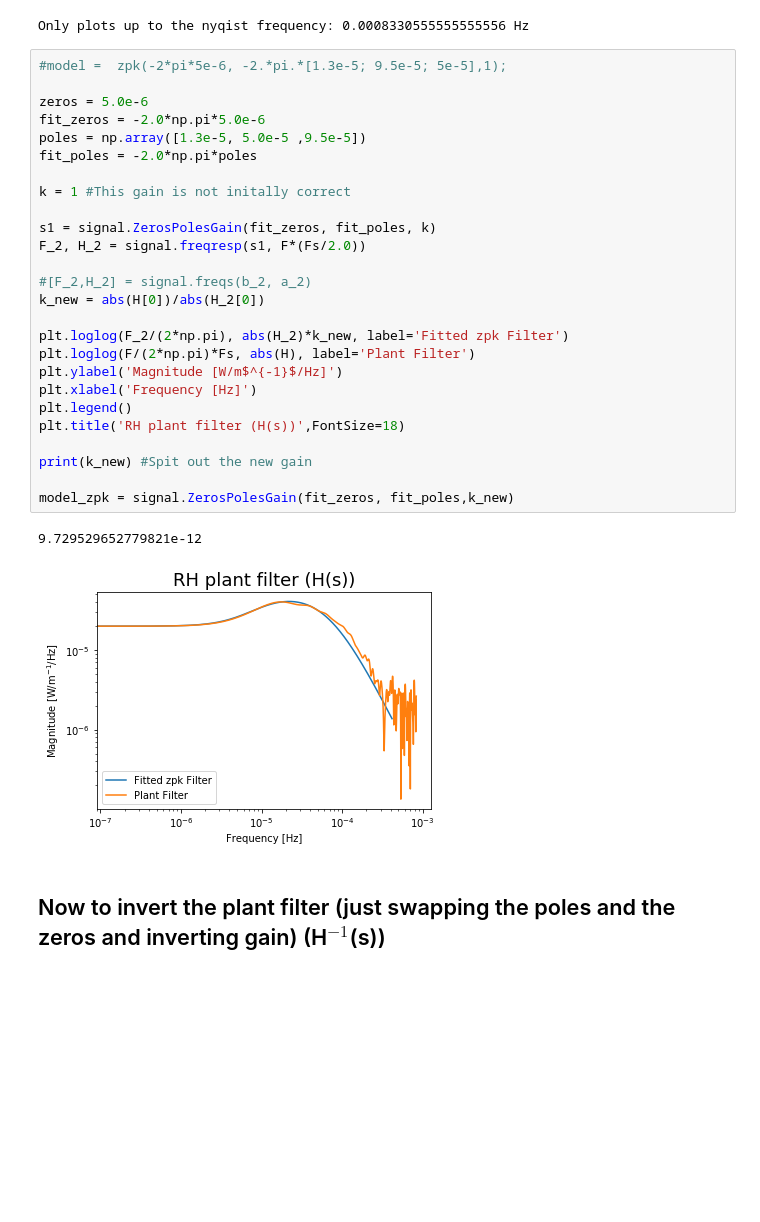
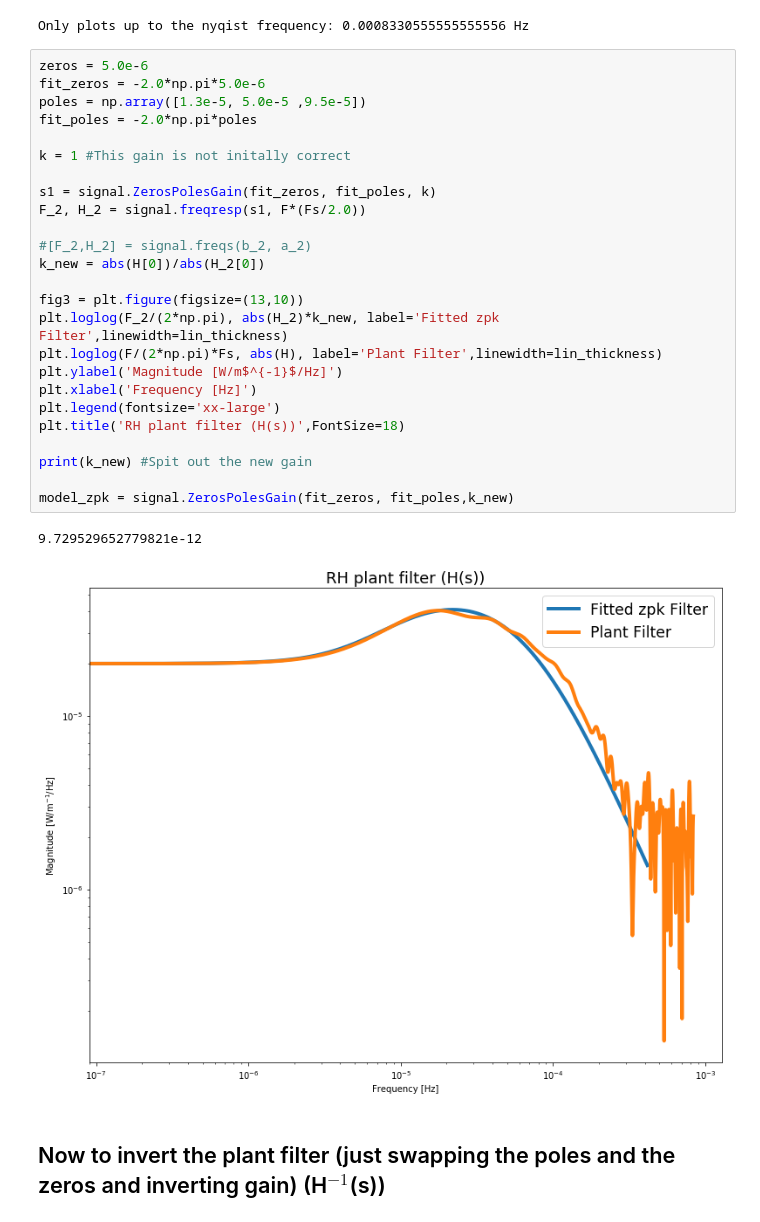
Before and after one commit to dancvan/IRHF, a Jupyter notebook: code/IRHF_w_self_heating.ipynb, the cells around one changed output. Cells and saved outputs as stored; diff of their text form; blank space fills up the shorter version.

```diff
--- a/code/IRHF_w_self_heating.ipynb
+++ b/code/IRHF_w_self_heating.ipynb
@@ -51,34 +58,33 @@ print('Only plots up to the nyqist frequency: {} Hz'.format(F[-1]*Fs/(2*np.pi)))
 # %% [output]
 Only plots up to the nyqist frequency: 0.0008330555555555556 Hz
 # %%
-#model =  zpk(-2*pi*5e-6, -2.*pi.*[1.3e-5; 9.5e-5; 5e-5],1);
-
 zeros = 5.0e-6
 fit_zeros = -2.0*np.pi*5.0e-6
 poles = np.array([1.3e-5, 5.0e-5 ,9.5e-5])
 fit_poles = -2.0*np.pi*poles
 
 k = 1 #This gain is not initally correct
 
 s1 = signal.ZerosPolesGain(fit_zeros, fit_poles, k)
 F_2, H_2 = signal.freqresp(s1, F*(Fs/2.0))
 
 #[F_2,H_2] = signal.freqs(b_2, a_2)
 k_new = abs(H[0])/abs(H_2[0])
 
-plt.loglog(F_2/(2*np.pi), abs(H_2)*k_new, label='Fitted zpk Filter')
-plt.loglog(F/(2*np.pi)*Fs, abs(H), label='Plant Filter')
+fig3 = plt.figure(figsize=(13,10))
+plt.loglog(F_2/(2*np.pi), abs(H_2)*k_new, label='Fitted zpk Filter',linewidth=lin_thickness)
+plt.loglog(F/(2*np.pi)*Fs, abs(H), label='Plant Filter',linewidth=lin_thickness)
 plt.ylabel('Magnitude [W/m$^{-1}$/Hz]')
 plt.xlabel('Frequency [Hz]')
-plt.legend()
+plt.legend(fontsize='xx-large')
 plt.title('RH plant filter (H(s))',FontSize=18)
 
 print(k_new) #Spit out the new gain
 
 model_zpk = signal.ZerosPolesGain(fit_zeros, fit_poles,k_new)
 # %% [output]
 9.729529652779821e-12
-[figure, old version]
+[figure, new version]
 # %% [markdown]
 ## Now to invert the plant filter (just swapping the poles and the zeros and inverting gain) (H$^{-1}$(s))
 # %%
```
Also changed, not shown: parts of 29 cells of this notebook.
